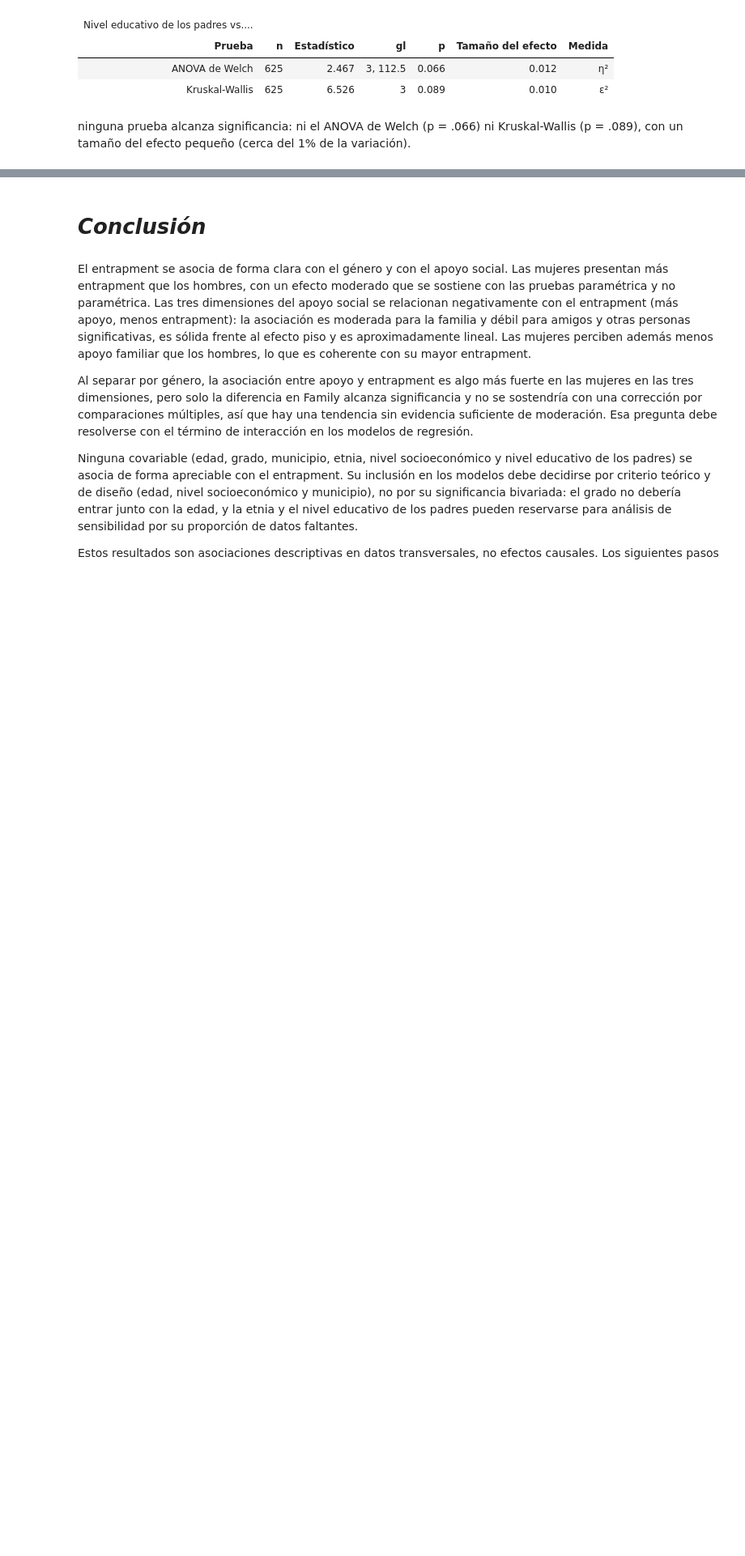
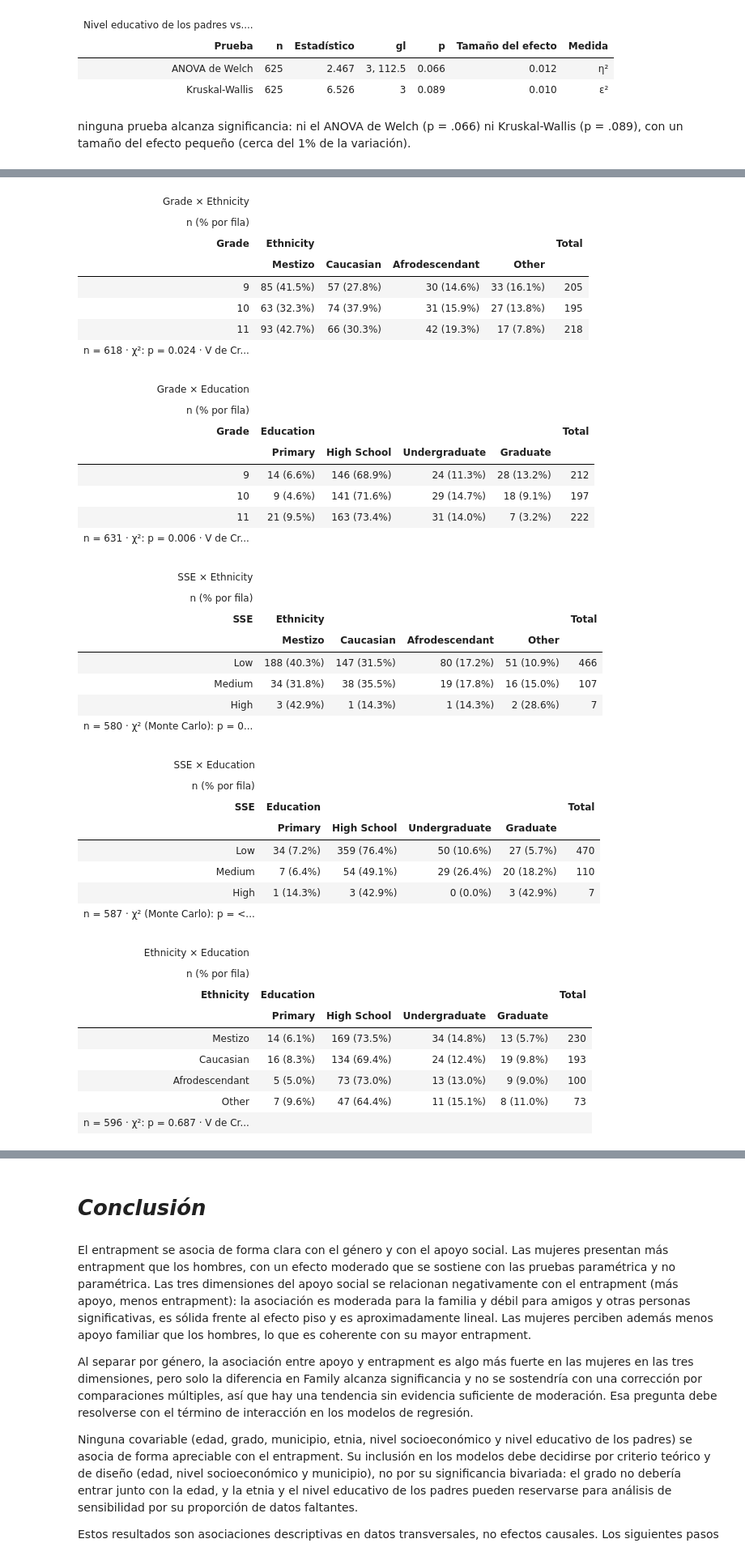
Before and after one commit to luencaro/social-support-entrapment-gender-atlantico-, a Jupyter notebook: notebooks/eda.ipynb, the cells around one changed output, grey strips where cells are left out. Shown at 81% size. Cells and saved outputs as stored; diff of their text form; code cells hidden in the pictures; blank space fills up the shorter version.

```diff
--- a/notebooks/eda.ipynb
+++ b/notebooks/eda.ipynb
@@ -1175,0 +1341,8 @@ ninguna prueba alcanza significancia: ni el ANOVA de Welch (p = .066) ni Kruskal
+# %%
+# Pares restantes entre variables de composición individual.
+pares_restantes <- list(c("Grade", "SSE"), c("Grade", "Ethnicity"), c("Grade", "Education"),
+                        c("SSE", "Ethnicity"), c("SSE", "Education"),
+                        c("Ethnicity", "Education"))
+
+walk(pares_restantes, ~ IRdisplay::display_html(as_raw_html(tabla_contingencia(.x[1], .x[2]))))
+# %% [output]
@@ -1175,0 +1357,41 @@ ninguna prueba alcanza significancia: ni el ANOVA de Welch (p = .066) ni Kruskal
+| Grade × Ethnicity |  |  |  |  |  |
+| n (% por fila) |  |  |  |  |  |
+| Grade | Ethnicity |  |  |  | Total |
+|  | Mestizo | Caucasian | Afrodescendant | Other |  |
+| 9 | 85 (41.5%) | 57 (27.8%) | 30 (14.6%) | 33 (16.1%) | 205 |
+| 10 | 63 (32.3%) | 74 (37.9%) | 31 (15.9%) | 27 (13.8%) | 195 |
+| 11 | 93 (42.7%) | 66 (30.3%) | 42 (19.3%) | 17 (7.8%) | 218 |
+| n = 618 · χ²: p = 0.024 · V de Cr... |  |  |  |  |  |
+| Grade × Education |  |  |  |  |  |
+| n (% por fila) |  |  |  |  |  |
+| Grade | Education |  |  |  | Total |
+|  | Primary | High School | Undergraduate | Graduate |  |
+| 9 | 14 (6.6%) | 146 (68.9%) | 24 (11.3%) | 28 (13.2%) | 212 |
+| 10 | 9 (4.6%) | 141 (71.6%) | 29 (14.7%) | 18 (9.1%) | 197 |
+| 11 | 21 (9.5%) | 163 (73.4%) | 31 (14.0%) | 7 (3.2%) | 222 |
+| n = 631 · χ²: p = 0.006 · V de Cr... |  |  |  |  |  |
+| SSE × Ethnicity |  |  |  |  |  |
+| n (% por fila) |  |  |  |  |  |
+| SSE | Ethnicity |  |  |  | Total |
+|  | Mestizo | Caucasian | Afrodescendant | Other |  |
+| Low | 188 (40.3%) | 147 (31.5%) | 80 (17.2%) | 51 (10.9%) | 466 |
+| Medium | 34 (31.8%) | 38 (35.5%) | 19 (17.8%) | 16 (15.0%) | 107 |
+| High | 3 (42.9%) | 1 (14.3%) | 1 (14.3%) | 2 (28.6%) | 7 |
+| n = 580 · χ² (Monte Carlo): p = 0... |  |  |  |  |  |
+| SSE × Education |  |  |  |  |  |
+| n (% por fila) |  |  |  |  |  |
+| SSE | Education |  |  |  | Total |
+|  | Primary | High School | Undergraduate | Graduate |  |
+| Low | 34 (7.2%) | 359 (76.4%) | 50 (10.6%) | 27 (5.7%) | 470 |
+| Medium | 7 (6.4%) | 54 (49.1%) | 29 (26.4%) | 20 (18.2%) | 110 |
+| High | 1 (14.3%) | 3 (42.9%) | 0 (0.0%) | 3 (42.9%) | 7 |
+| n = 587 · χ² (Monte Carlo): p = <... |  |  |  |  |  |
+| Ethnicity × Education |  |  |  |  |  |
+| n (% por fila) |  |  |  |  |  |
+| Ethnicity | Education |  |  |  | Total |
+|  | Primary | High School | Undergraduate | Graduate |  |
+| Mestizo | 14 (6.1%) | 169 (73.5%) | 34 (14.8%) | 13 (5.7%) | 230 |
+| Caucasian | 16 (8.3%) | 134 (69.4%) | 24 (12.4%) | 19 (9.8%) | 193 |
+| Afrodescendant | 5 (5.0%) | 73 (73.0%) | 13 (13.0%) | 9 (9.0%) | 100 |
+| Other | 7 (9.6%) | 47 (64.4%) | 11 (15.1%) | 8 (11.0%) | 73 |
+| n = 596 · χ²: p = 0.687 · V de Cr... |  |  |  |  |  |
```
Also changed, not shown: parts of 9 cells of this notebook.
